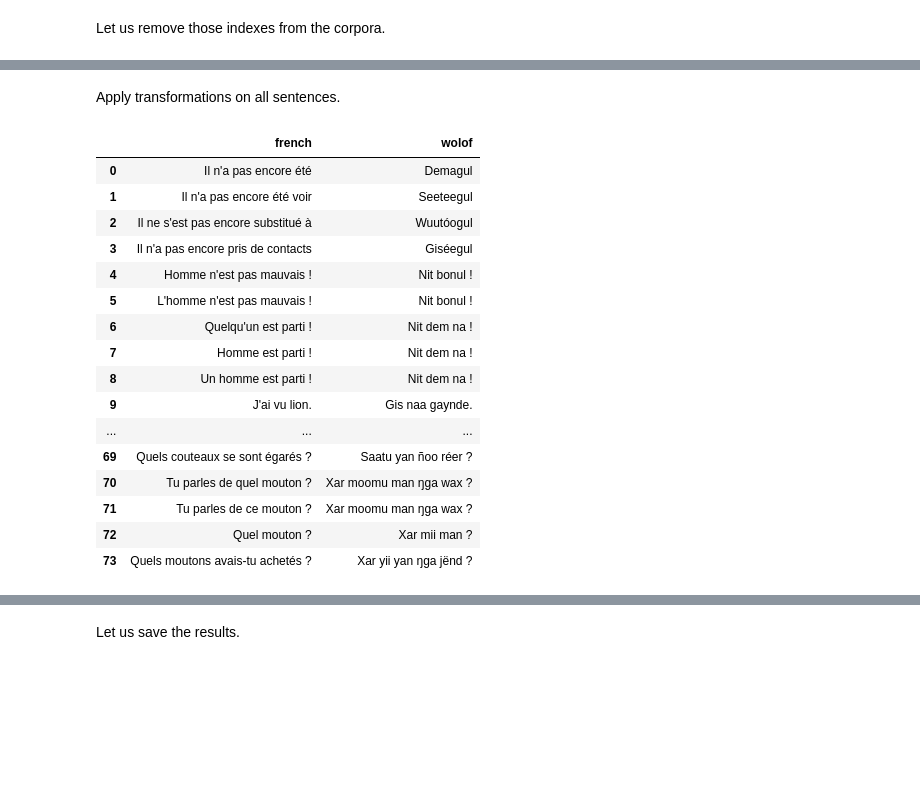
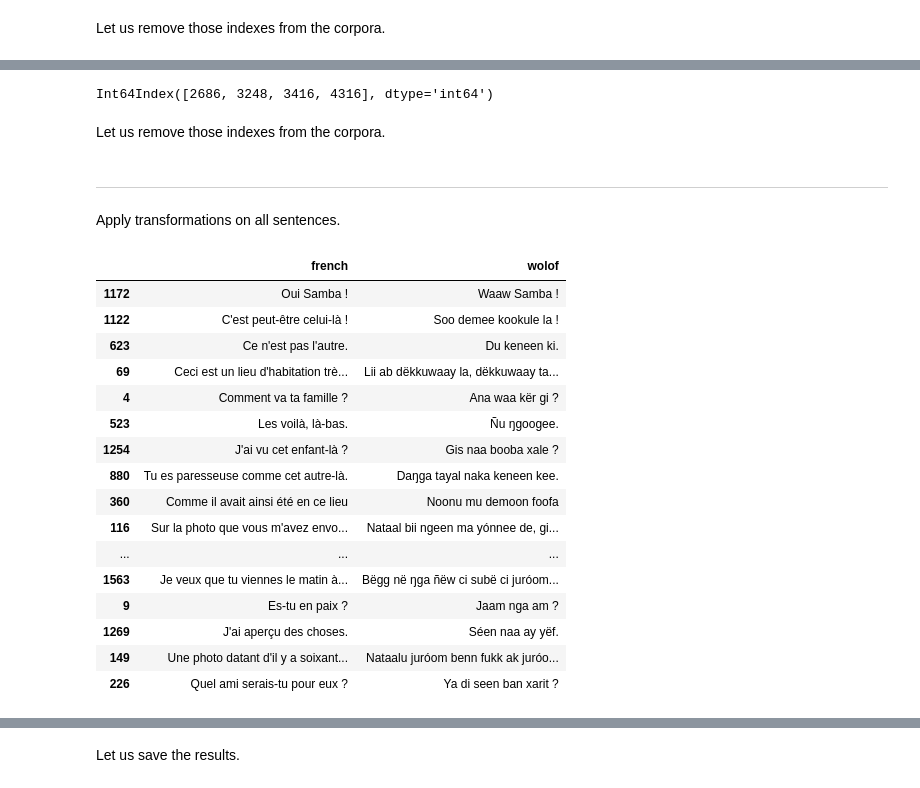
Before and after one commit to Oumar199/Wolof_traduction, a Jupyter notebook: improving_sentences_processing.ipynb, the cells around one changed output, grey strips where cells are left out. Cells and saved outputs as stored; diff of their text form; code cells hidden in the pictures; blank space fills up the shorter version.

```diff
--- a/improving_sentences_processing.ipynb
+++ b/improving_sentences_processing.ipynb
@@ -1235,0 +1278,14 @@ ad_sentences.drop(index = dup_indexes, inplace=True)
+# %%
+french_sents = add_sentences['french'].to_list()
+
+wolof_sents = add_sentences['wolof'].to_list()
+
+french_sents = add_end_mark(french_sents, end_mark_to_remove='!')
+
+wolof_sents = add_end_mark(wolof_sents, end_mark_to_remove='!')
+
+diagne_end = pd.DataFrame({'french': french_sents, 'wolof': wolof_sents})
+# %%
+duplicated = diagne_end.duplicated()
+
+sum(duplicated)
@@ -1236,41 +1296,62 @@ ad_sentences.drop(index = dup_indexes, inplace=True)
+# %%
+dup_indexes = duplicated[duplicated == True].index
+# %%
+dup_indexes
+# %% [output]
+Int64Index([2686, 3248, 3416, 4316], dtype='int64')
+# %% [markdown]
+Let us remove those indexes from the corpora.
+# %%
+add_sentences.drop(index = dup_indexes, inplace=True)
+# %% [markdown]
+-------------------
 # %% [markdown]
 Apply transformations on all sentences.
 # %%
 # apply the transformations to all the sentences
 def correction(text: str):
 
     text = transformer(text)[0]
 
     return text
 
 # add corrections to the translations
+add_sentences['french'] = add_sentences['french'].apply(correction)
+add_sentences['wolof'] = add_sentences['wolof'].apply(correction)
+
+corpora_v7['french'] = corpora_v7['french'].apply(correction)
+corpora_v7['wolof'] = corpora_v7['wolof'].apply(correction)
+
 ad_sentences['french'] = ad_sentences['french'].apply(correction)
 ad_sentences['wolof'] = ad_sentences['wolof'].apply(correction)
 
 corpora_v6['french'] = corpora_v6['french'].apply(correction)
 corpora_v6['wolof'] = corpora_v6['wolof'].apply(correction)
 
 diagne_sentences['french'] = diagne_sentences['french'].apply(correction)
+diagne_sentences['wolof'] = diagne_sentences['french'].apply(correction)
+
 corpora_v4['french'] = corpora_v4['french'].apply(correction)
+corpora_v4['wolof'] = corpora_v4['french'].apply(correction)
 
 # print clearly the results
-ad_sentences.head(74)
+ad_sentences.sample(74)
 # %% [output]
 |  | french | wolof |
-| 0 | Il n'a pas encore été | Demagul |
-| 1 | Il n'a pas encore été voir | Seeteegul |
-| 2 | Il ne s'est pas encore substitué à | Wuutóogul |
-| 3 | Il n'a pas encore pris de contacts | Giséegul |
-| 4 | Homme n'est pas mauvais ! | Nit bonul ! |
-| 5 | L'homme n'est pas mauvais ! | Nit bonul ! |
-| 6 | Quelqu'un est parti ! | Nit dem na ! |
-| 7 | Homme est parti ! | Nit dem na ! |
-| 8 | Un homme est parti ! | Nit dem na ! |
-| 9 | J'ai vu lion. | Gis naa gaynde. |
+| 1172 | Oui Samba ! | Waaw Samba ! |
+| 1122 | C'est peut-être celui-là ! | Soo demee kookule la ! |
+| 623 | Ce n'est pas l'autre. | Du keneen ki. |
+| 69 | Ceci est un lieu d'habitation trè... | Lii ab dëkkuwaay la, dëkkuwaay ta... |
+| 4 | Comment va ta famille ? | Ana waa kër gi ? |
+| 523 | Les voilà, là-bas. | Ñu ŋgoogee. |
+| 1254 | J'ai vu cet enfant-là ? | Gis naa booba xale ? |
+| 880 | Tu es paresseuse comme cet autre-là. | Daŋga tayal naka keneen kee. |
+| 360 | Comme il avait ainsi été en ce lieu | Noonu mu demoon foofa |
+| 116 | Sur la photo que vous m'avez envo... | Nataal bii ngeen ma yónnee de, gi... |
 | ... | ... | ... |
-| 69 | Quels couteaux se sont égarés ? | Saatu yan ñoo réer ? |
-| 70 | Tu parles de quel mouton ? | Xar moomu man ŋga wax ? |
-| 71 | Tu parles de ce mouton ? | Xar moomu man ŋga wax ? |
-| 72 | Quel mouton ? | Xar mii man ? |
-| 73 | Quels moutons avais-tu achetés ? | Xar yii yan ŋga jënd ? |
+| 1563 | Je veux que tu viennes le matin à... | Bëgg në ŋga ñëw ci subë ci juróom... |
+| 9 | Es-tu en paix ? | Jaam nga am ? |
+| 1269 | J'ai aperçu des choses. | Séen naa ay yëf. |
+| 149 | Une photo datant d'il y a soixant... | Nataalu juróom benn fukk ak juróo... |
+| 226 | Quel ami serais-tu pour eux ? | Ya di seen ban xarit ? |
 # %%
```
Also changed, not shown: parts of 43 cells of this notebook, 20 other files.
